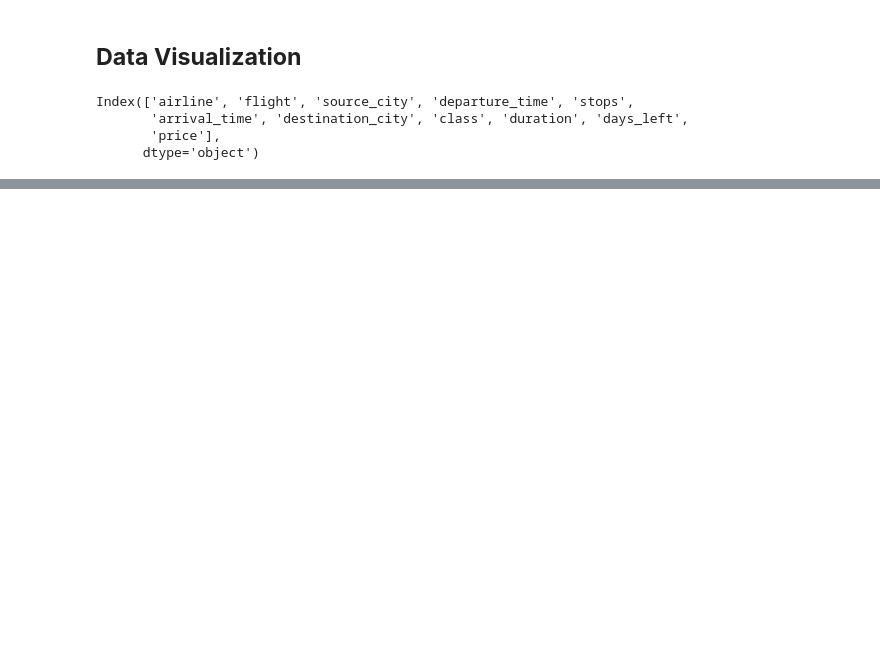
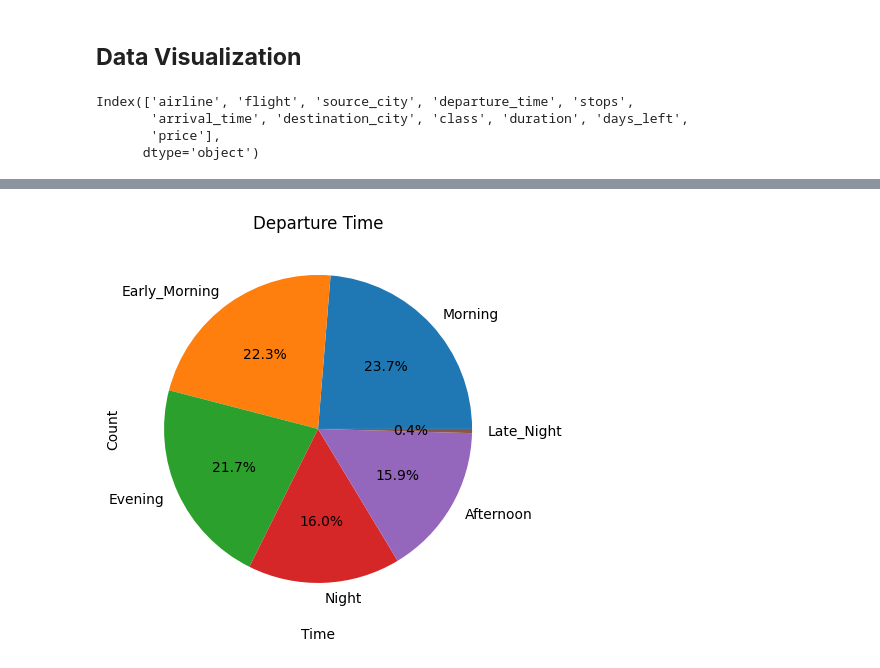
Before and after one commit to abdulabba0/data_analysis, a Jupyter notebook: Airline_Flights_Data.ipynb, the cells around one changed output, grey strips where cells are left out. Saved outputs shown, nothing was run; the diff lists cells and outputs as text; code cells hidden in the pictures; blank space fills up the shorter version.

```diff
--- a/Airline_Flights_Data.ipynb
+++ b/Airline_Flights_Data.ipynb
@@ -192,0 +215,10 @@ df.sample(10)
+# %%
+# Plotting Departure time
+plt.figure(figsize=(10, 5))
+plt.title('Departure Time')
+plt.xlabel('Time')
+plt.ylabel('Count')
+plt.pie(df.departure_time.value_counts(), labels=df.departure_time.value_counts().index, autopct='%1.1f%%')
+plt.show()
+# %% [output]
+[figure, added]
```
Also changed, not shown: parts of 10 cells of this notebook.
